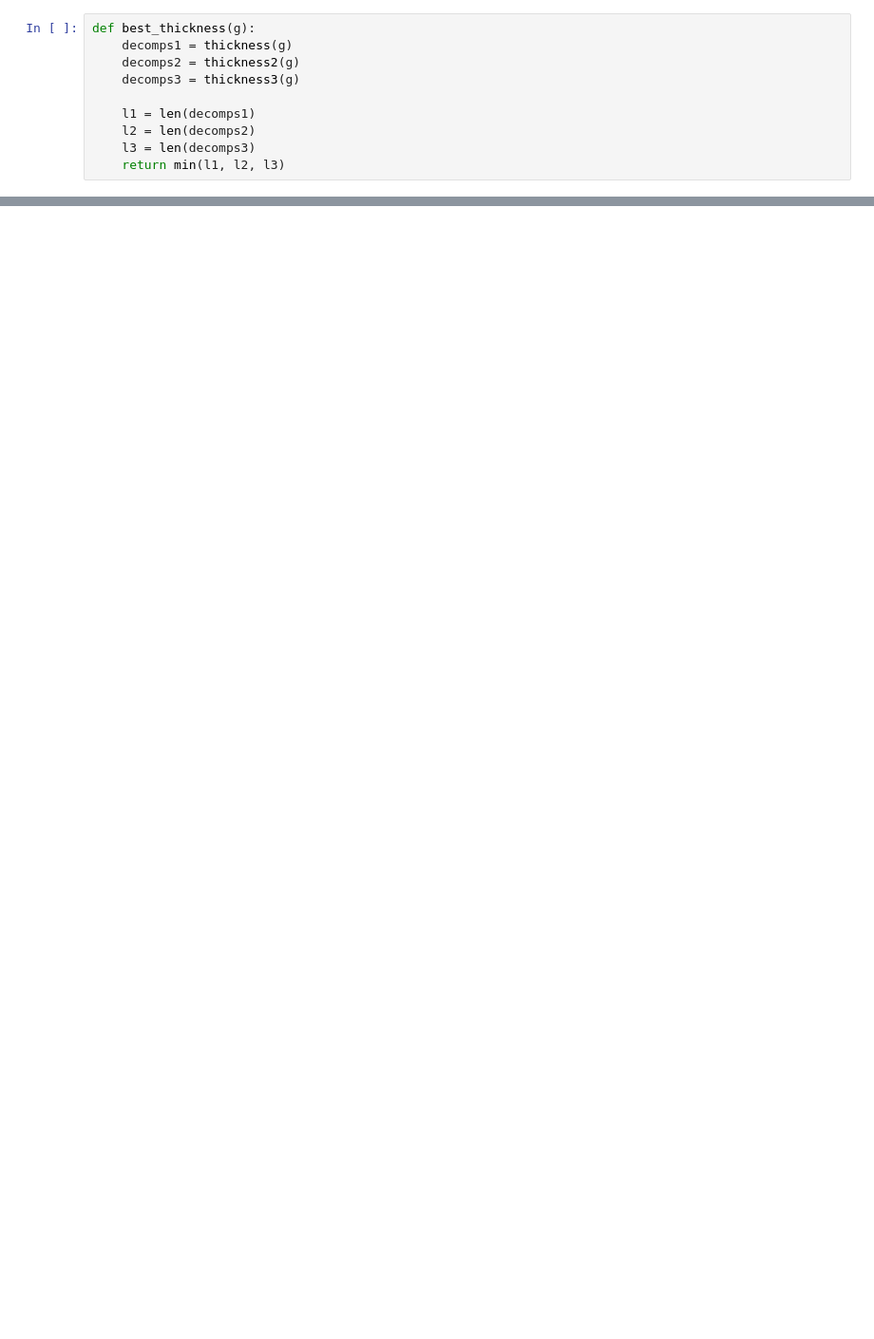
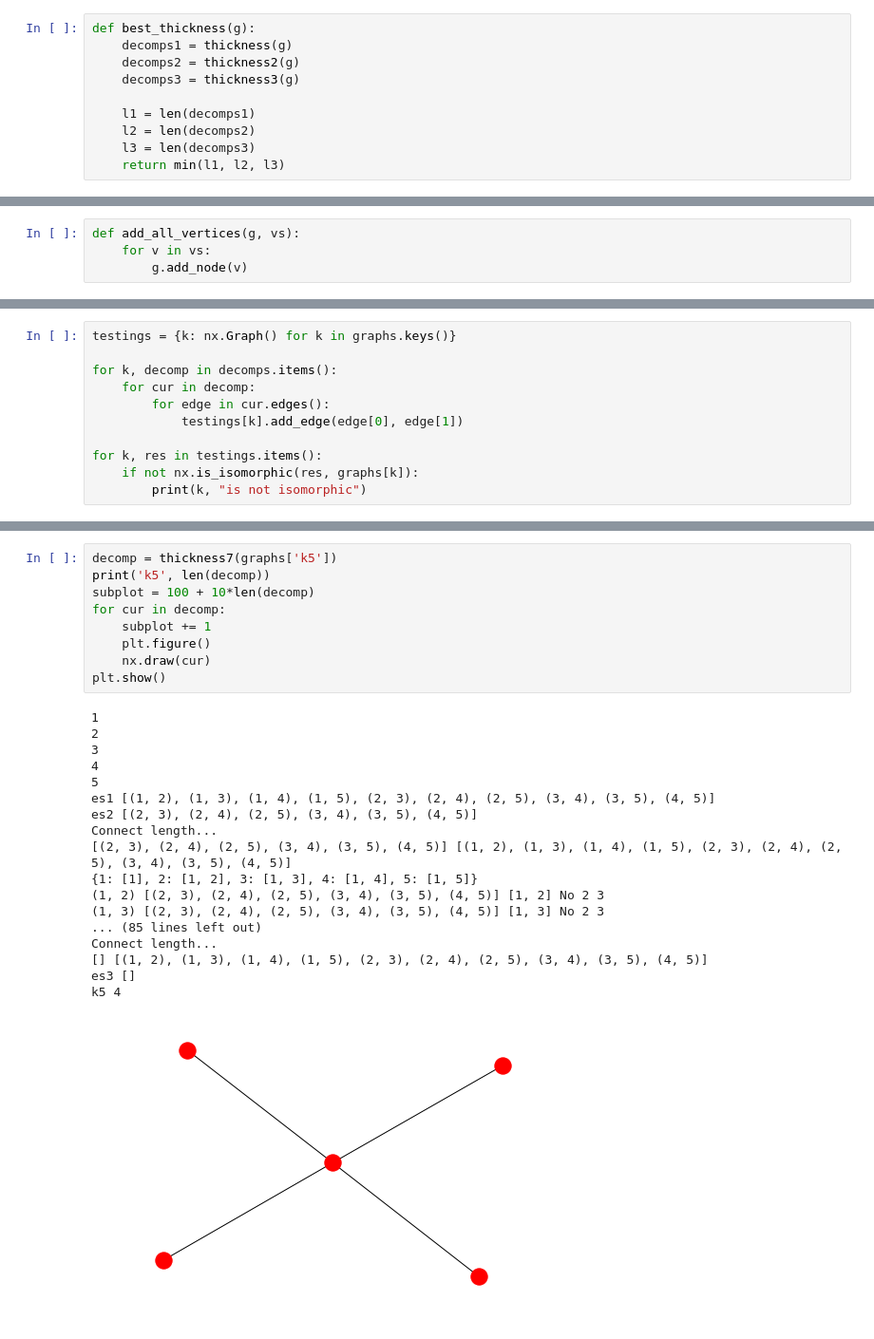
Before and after one commit to jake-billings/edu-math4408-competition, a Jupyter notebook: alex.ipynb, the cells around one changed output, grey strips where cells are left out. Shown at 95% size. Cells and saved outputs as stored; diff of their text form; blank space fills up the shorter version.

```diff
--- a/alex.ipynb
+++ b/alex.ipynb
@@ -272,0 +434,4 @@ def thickness5(g):
+# %%
+def add_all_vertices(g, vs):
+    for v in vs:
+        g.add_node(v)
@@ -338 +592,12 @@ g2 3
 ... (10 outputs left out)
+# %%
+testings = {k: nx.Graph() for k in graphs.keys()}
+
+for k, decomp in decomps.items():
+    for cur in decomp:
+        for edge in cur.edges():
+            testings[k].add_edge(edge[0], edge[1])
+
+for k, res in testings.items():
+    if not nx.is_isomorphic(res, graphs[k]):
+        print(k, "is not isomorphic")
@@ -338,0 +646,28 @@ g2 3
+# %%
+decomp = thickness7(graphs['k5'])
+print('k5', len(decomp))
+subplot = 100 + 10*len(decomp)
+for cur in decomp:
+    subplot += 1
+    plt.figure()
+    nx.draw(cur)
+plt.show()
+# %% [output]
+1
+2
+3
+4
+5
+es1 [(1, 2), (1, 3), (1, 4), (1, 5), (2, 3), (2, 4), (2, 5), (3, 4), (3, 5), (4, 5)]
+es2 [(2, 3), (2, 4), (2, 5), (3, 4), (3, 5), (4, 5)]
+Connect length...
+[(2, 3), (2, 4), (2, 5), (3, 4), (3, 5), (4, 5)] [(1, 2), (1, 3), (1, 4), (1, 5), (2, 3), (2, 4), (2, 5), (3, 4), (3, 5), (4, 5)]
+{1: [1], 2: [1, 2], 3: [1, 3], 4: [1, 4], 5: [1, 5]}
+(1, 2) [(2, 3), (2, 4), (2, 5), (3, 4), (3, 5), (4, 5)] [1, 2] No 2 3
+(1, 3) [(2, 3), (2, 4), (2, 5), (3, 4), (3, 5), (4, 5)] [1, 3] No 2 3
+... (85 lines left out)
+Connect length...
+[] [(1, 2), (1, 3), (1, 4), (1, 5), (2, 3), (2, 4), (2, 5), (3, 4), (3, 5), (4, 5)]
+es3 []
+k5 4
+[figure, added]
```
Also changed, not shown: parts of 21 cells of this notebook.
